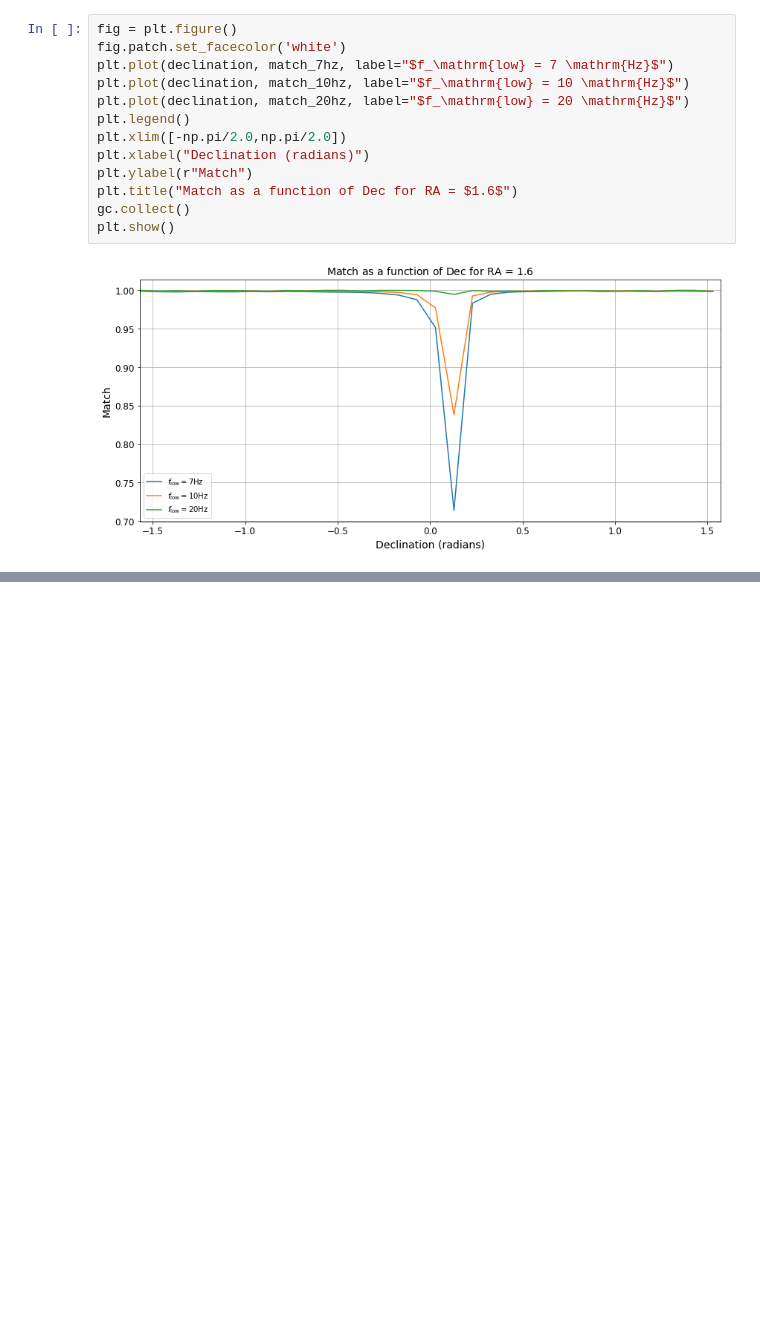
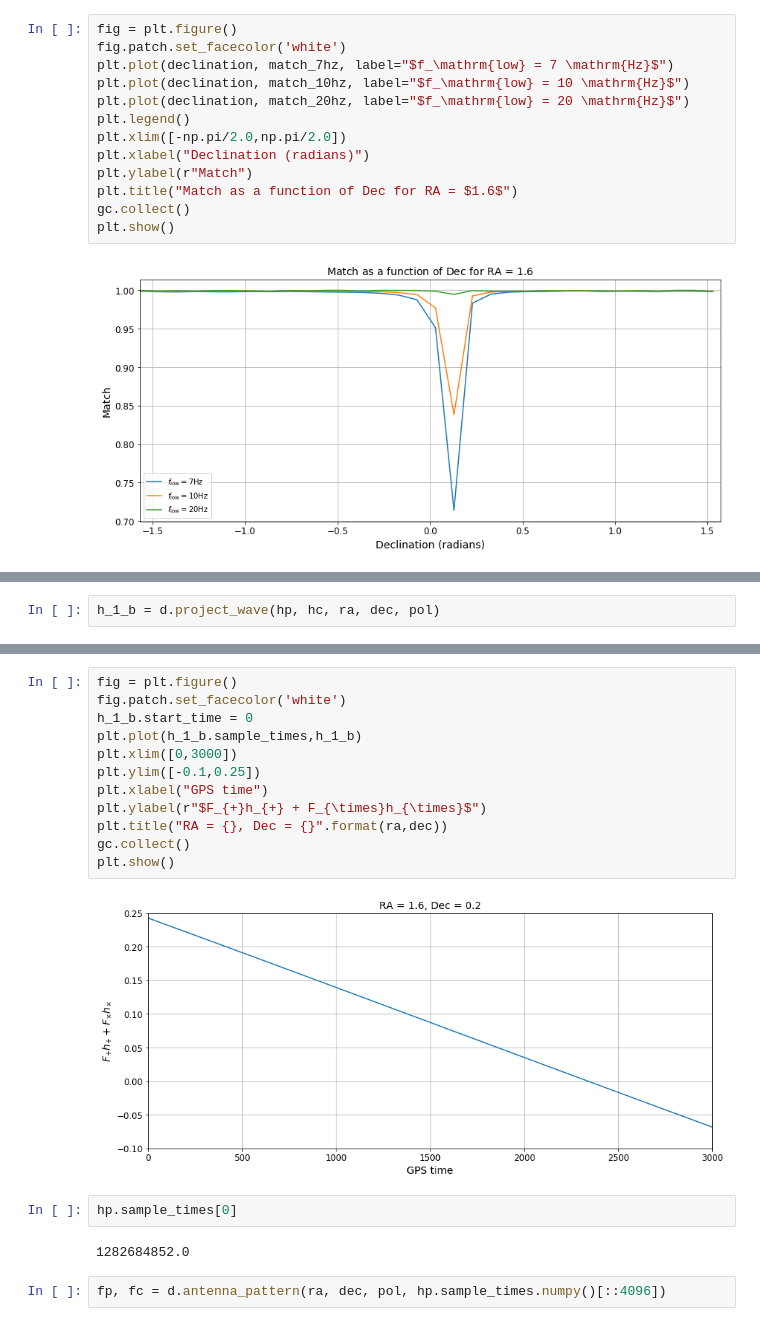
Before and after one commit to cosmic-explorer/ce-computing, a Jupyter notebook: CBC_Search_Cost.ipynb, the cells around one changed output, grey strips where cells are left out. Drawn from its saved outputs; the diff is of its cells as text; blank space fills up the shorter version.

```diff
--- a/CBC_Search_Cost.ipynb
+++ b/CBC_Search_Cost.ipynb
@@ -384,0 +435,2 @@ plt.show()
+# %%
+h_1_b = d.project_wave(hp, hc, ra, dec, pol)
@@ -384,0 +452,20 @@ plt.show()
+# %%
+fig = plt.figure()
+fig.patch.set_facecolor('white')
+h_1_b.start_time = 0
+plt.plot(h_1_b.sample_times,h_1_b)
+plt.xlim([0,3000])
+plt.ylim([-0.1,0.25])
+plt.xlabel("GPS time")
+plt.ylabel(r"$F_{+}h_{+} + F_{\times}h_{\times}$")
+plt.title("RA = {}, Dec = {}".format(ra,dec))
+gc.collect()
+plt.show()
+# %% [output]
+[figure, added]
+# %%
+hp.sample_times[0]
+# %% [output]
+1282684852.0
+# %%
+fp, fc = d.antenna_pattern(ra, dec, pol, hp.sample_times.numpy()[::4096])
```
Also changed, not shown: parts of 15 cells of this notebook.
